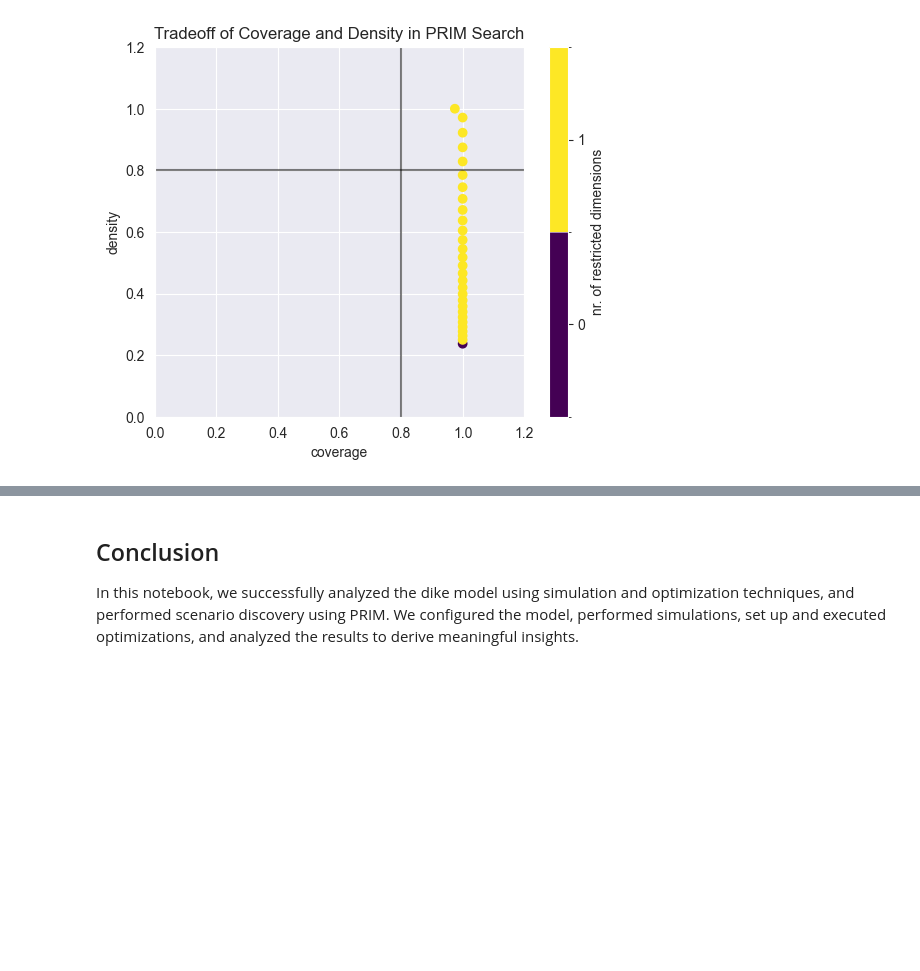
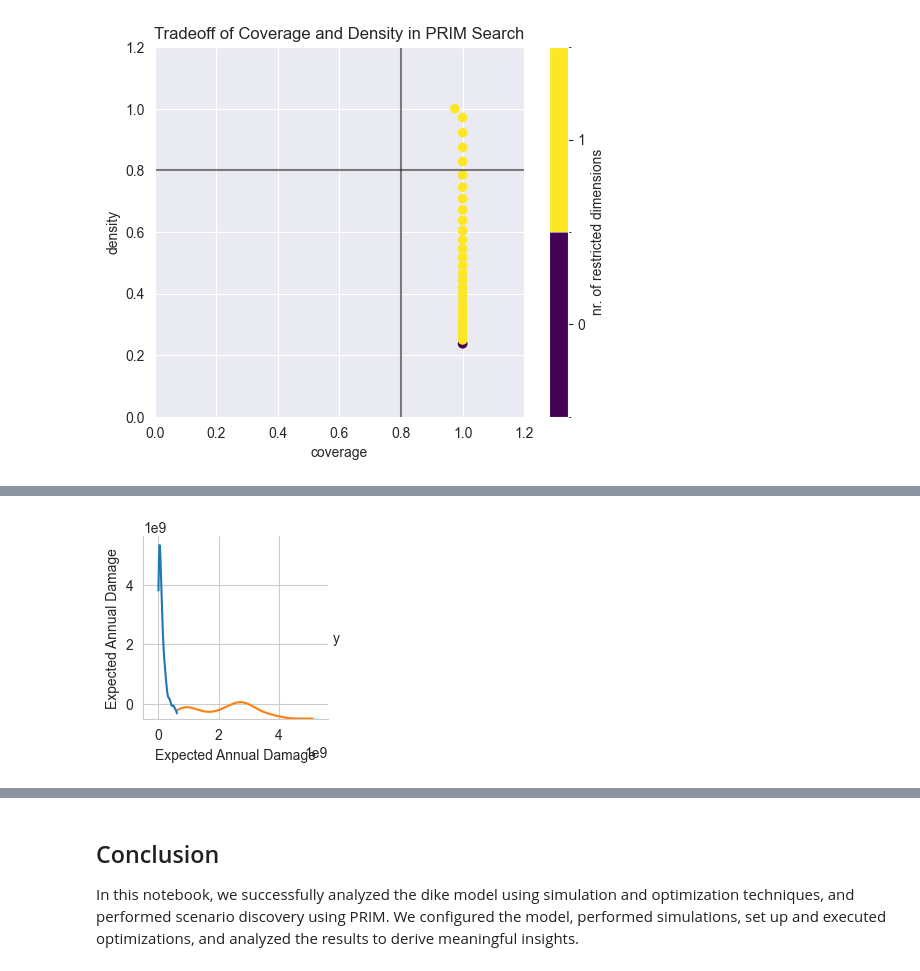
Before and after one commit to annasimulation/EPA141A, a Jupyter notebook: Final assignment/ass5(prim).ipynb, the cells around one changed output, grey strips where cells are left out. Cells and saved outputs as stored; diff of their text form; code cells hidden in the pictures; blank space fills up the shorter version.

```diff
--- a/Final assignment/ass5(prim).ipynb
+++ b/Final assignment/ass5(prim).ipynb
@@ -243,0 +242,6 @@ AttributeError:
+# %%
+box1.show_pairs_scatter()
+plt.savefig('worst_case_scatter.png')
+plt.show()
+# %% [output]
+[figure, added]
```
Also changed, not shown: parts of 13 cells of this notebook, 4 other files.
